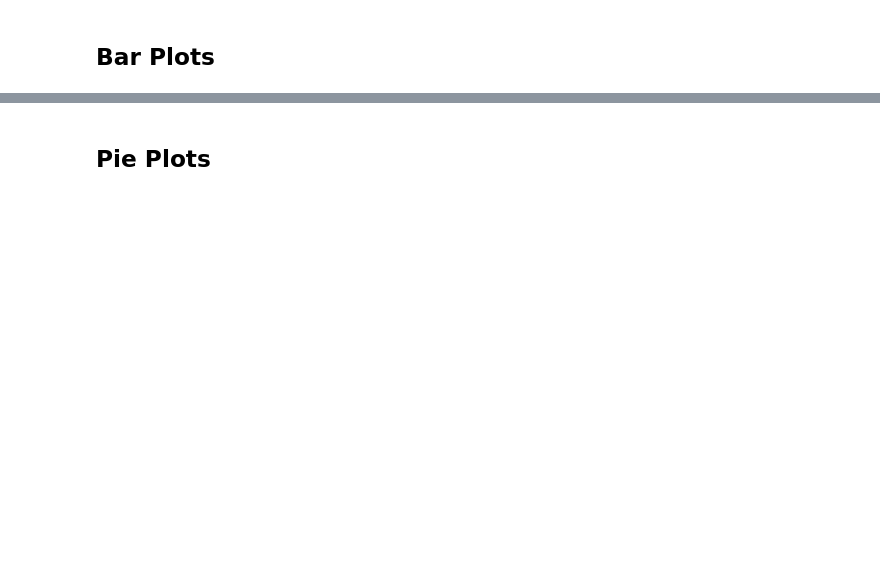
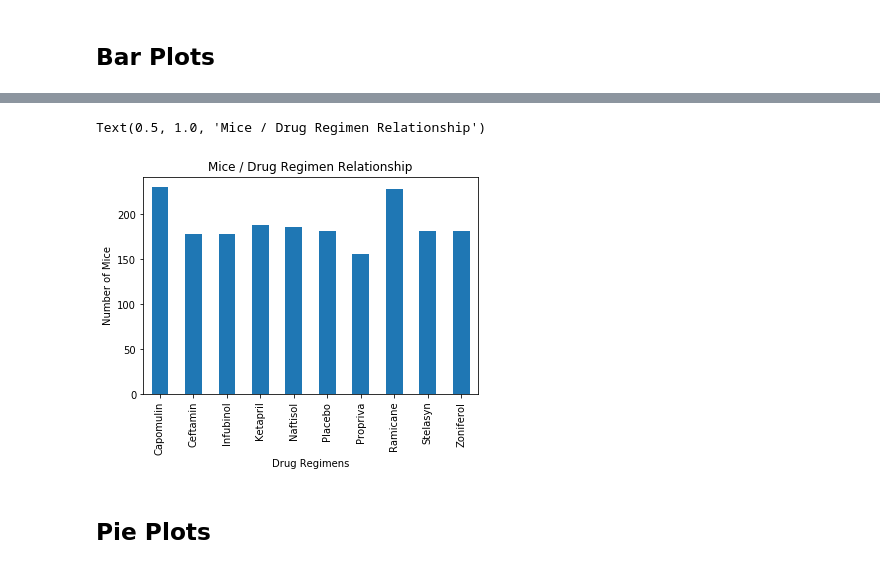
Before and after one commit to bpezzullo/matplotlib-challenge, a Jupyter notebook: pymaceuticals.ipynb, the cells around one changed output, grey strips where cells are left out. Cells and saved outputs as stored; diff of their text form; code cells hidden in the pictures; blank space fills up the shorter version.

```diff
--- a/pymaceuticals.ipynb
+++ b/pymaceuticals.ipynb
@@ -166,5 +201,16 @@ NameError: name 'timepoint_plot' is not defined
 # %%
-# Generate a bar plot showing the number of mice per time point for each treatment throughout the course of the study using pyplot.
+# Generate a bar plot showing the number of mice per time point for each treatment throughout the course of the study using pandas.# Generate a bar plot showing the number of mice per time point for each treatment throughout the course of the study using pyplot.
+
+clean_grp_bar = clean_grp["Mouse ID"].count()
+Multi_plot = clean_grp_bar.plot(kind="bar")
+
+# Set the xlabel and ylabel using class methods
+Multi_plot.set_xlabel("Drug Regimens")
+Multi_plot.set_ylabel("Number of Mice")
+Multi_plot.set_title("Mice / Drug Regimen Relationship")
+# %% [output]
+Text(0.5, 1.0, 'Mice / Drug Regimen Relationship')
+[figure, added]
 # %% [markdown]
 ## Pie Plots
 # %%
```
Also changed, not shown: parts of 18 cells of this notebook.
